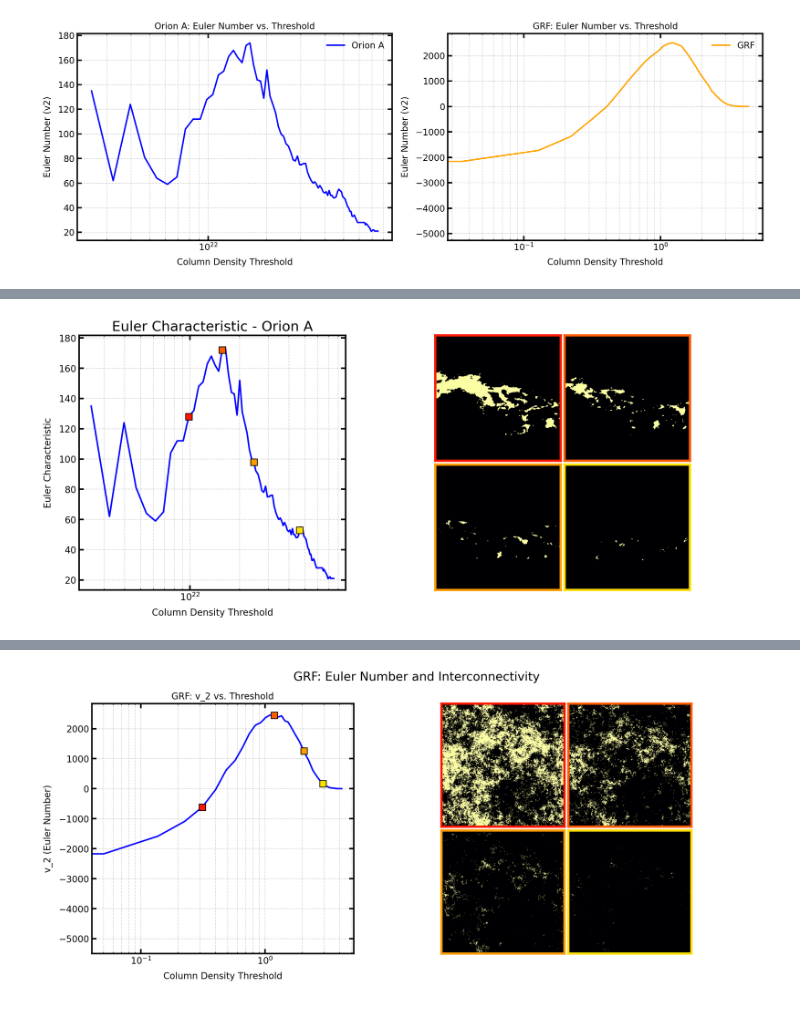
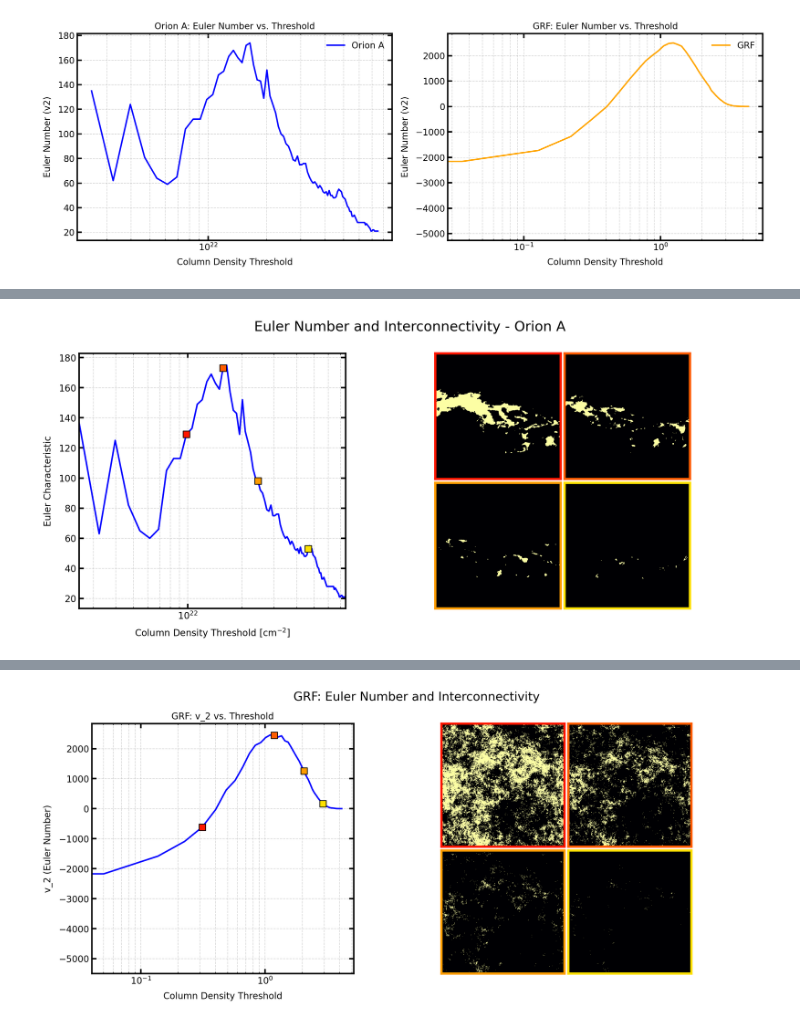
Before and after one commit to SimoneSped/fractal_OMC, a Jupyter notebook: Genus.ipynb, the cells around one changed output, grey strips where cells are left out. Cells and saved outputs as stored; diff of their text form; code cells hidden in the pictures.

Commit message:
Reviewed Plots

```diff
--- a/Genus.ipynb
+++ b/Genus.ipynb
@@ -30,4 +30,4 @@ from region_tracker import track_largest_regions, save_regions_to_pickle, load_r
 from GRF import generate_gaussian_random_field
 
 # Derive Density Maps
-N_H2, N_H2_OA, N_H2_OB, wcs = derive_density_maps()
+N_H2, N_H2_OA, N_H2_OB, wcs, wcs_OA, wcs_OB = derive_density_maps()
@@ -175,10 +200,11 @@ def plot_euler_and_structures(data, thresholds, euler_results, title_prefix, exa
     ax_curve = fig.add_subplot(gs[0])
     ax_curve.plot(thresholds, euler_results, color='blue')
     ax_curve.set_xscale("log")
-    ax_curve.set_xlabel("Column Density Threshold")
+    ax_curve.set_xlabel("Column Density Threshold [$\mathrm{cm}^{-2}$]")
     ax_curve.set_ylabel("Euler Characteristic")
-    ax_curve.set_title(f"Euler Characteristic - {title_prefix}", fontsize=18)
+    # ax_curve.set_title(f"Euler Characteristic - {title_prefix}", fontsize=18)
     ax_curve.grid(True, which="both", ls="--", alpha=0.5)
+    ax_curve.set_xlim([thresholds[0], thresholds[-1]])
 
     # Mark the selected thresholds
     colors = plt.cm.hot(np.linspace(0.4, 0.7, len(example_threshold_indices)))
@@ -189,33 +215,32 @@ def plot_euler_and_structures(data, thresholds, euler_results, title_prefix, exa
     ax_grid_container = fig.add_subplot(gs[1])
     ax_grid_container.axis('off')  # Remove container axis
 
     grid = ImageGrid(fig, gs[1], nrows_ncols=(2, 2), axes_pad=0.07, share_all=True, cbar_mode=None)
 
     for ax, idx, color in zip(grid, example_threshold_indices, colors):
         mask = data >= thresholds[idx]
 
         y_slice, x_slice = slice_around_mask_center(mask)
 
         ax.imshow(mask[y_slice, x_slice], cmap="inferno", origin='lower')
 
         # ax.imshow(mask, origin='lower', cmap='inferno')
         # ax.set_title(f"Threshold = {thresholds[idx]:.2e}\nEuler = {euler_results[idx]}")
         # Set border color
         for spine in ax.spines.values():
             spine.set_edgecolor(color)
             spine.set_linewidth(3)
         ax.set_xticks([])
         ax.set_yticks([])
         ax.set_xticklabels([])
         ax.set_yticklabels([])
 
-    # plt.suptitle(f"{title_prefix}: Euler Number and Interconnectivity (zoomed-in)", fontsize=16)
+    plt.suptitle(f"Euler Number and Interconnectivity - {title_prefix}", fontsize=18)
     plt.tight_layout(rect=[0, 0, 1, 0.95])
     plt.show()
 
 # this is more for discussion!
-
 example_indices_OA = [10, 18, 30, 60]
 plot_euler_and_structures(N_H2_OA, thresholds_OA, results_OA, "Orion A", example_indices_OA)
 # %% [output]
-[figure, old version]
+[figure, new version]
```
Also changed, not shown: parts of 7 cells of this notebook, 1 other file.
